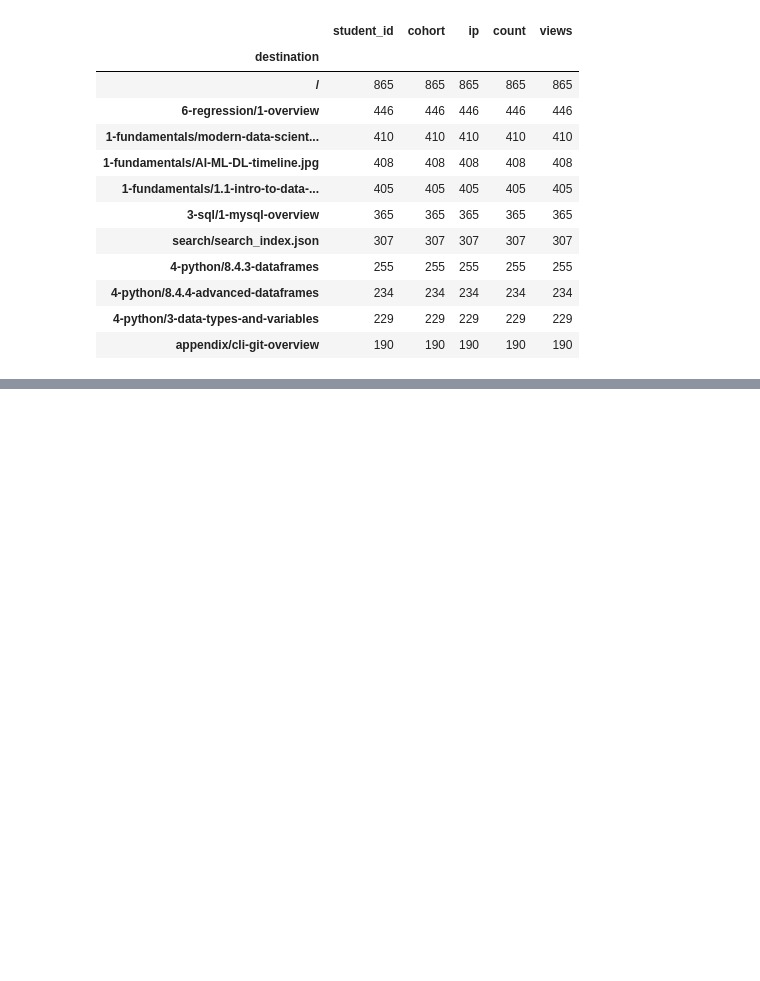
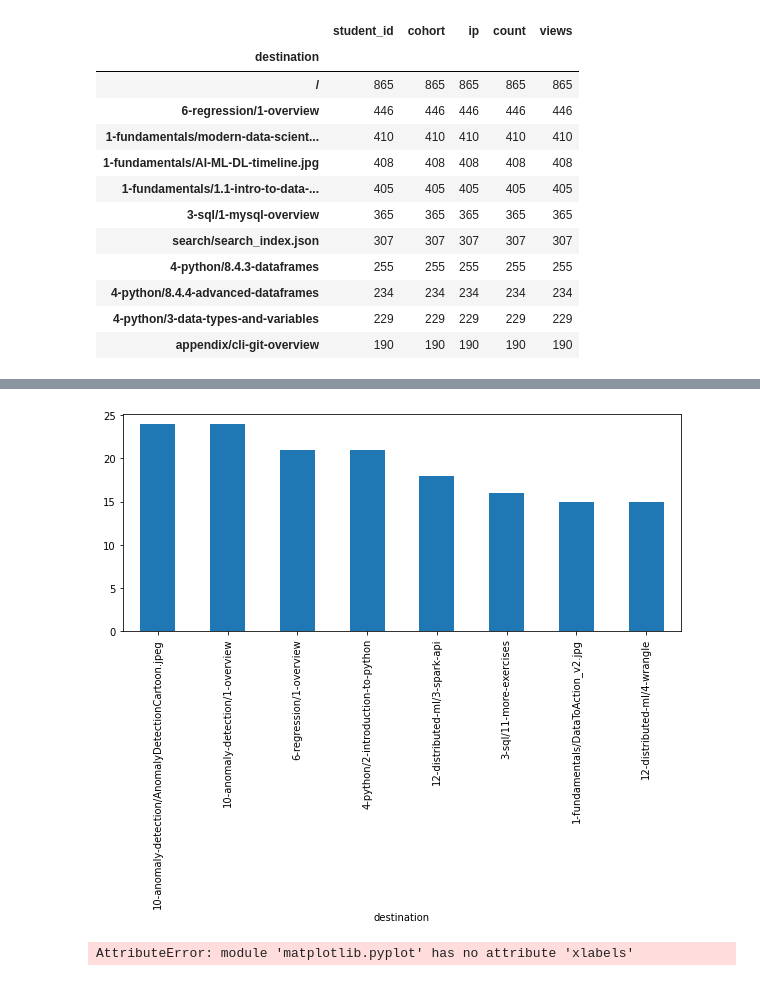
Before and after one commit to ravinder79/anomaly_detection, a Jupyter notebook: time_series_anomaly_detection.ipynb, the cells around one changed output, grey strips where cells are left out. Cells and saved outputs as stored; diff of their text form; code cells hidden in the pictures; blank space fills up the shorter version.

```diff
--- a/time_series_anomaly_detection.ipynb
+++ b/time_series_anomaly_detection.ipynb
@@ -197,0 +229,5 @@ top_10
+# %%
+ada_list = pd.Series([349, 350, 351, 352, 353, 354, 355, 357, 358, 359, 360, 361,
+       362, 363, 364, 365, 366, 367, 368, 369,  372])
+# %%
+ada = df[df['student_id'].isin(ada_list)]
@@ -197,0 +251,7 @@ top_10
+# %%
+ada.loc['2019-12-01': '2020-05-15'].groupby('destination').count().sort_values('student_id', ascending = False).rename(columns = {'student_id': 'view_count'}).iloc[2:10].view_count.plot.bar(figsize=(10,4))
+plt.show()
+plt.xlabels(rotation =45)
+# %% [output]
+[figure, added]
+AttributeError: module 'matplotlib.pyplot' has no attribute 'xlabels'
```
Also changed, not shown: parts of 6 cells of this notebook.
